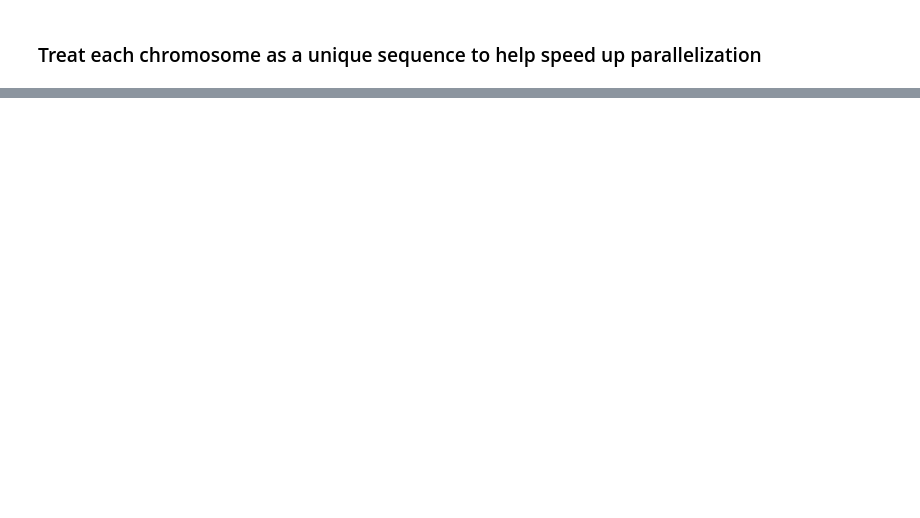
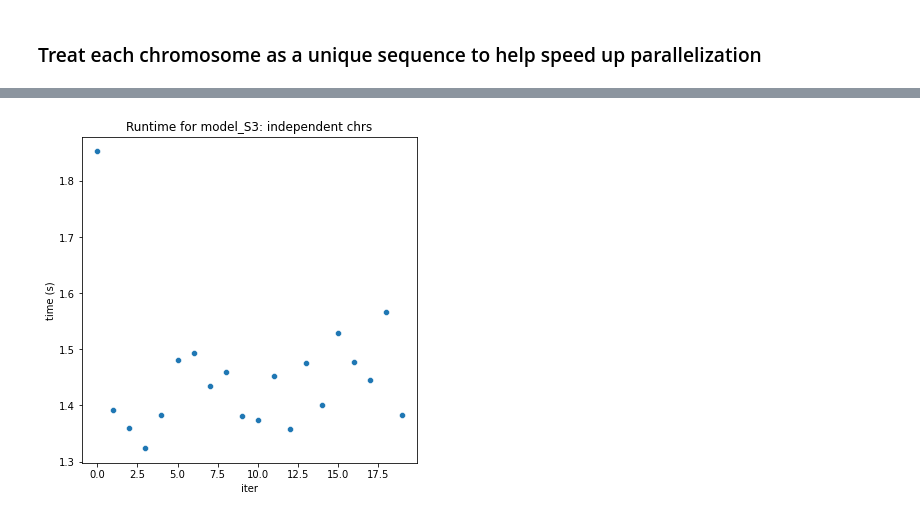
Before and after one commit to shahcompbio/scdna_replication_tools, a Jupyter notebook: notebooks/simulate_s_simple_vs_hmm_runtime.ipynb, the cells around one changed output, grey strips where cells are left out. Saved outputs shown, nothing was run; the diff lists cells and outputs as text; code cells hidden in the pictures; blank space fills up the shorter version.

Commit message:
chr-independent model runs as fast as expected

```diff
--- a/notebooks/simulate_s_simple_vs_hmm_runtime.ipynb
+++ b/notebooks/simulate_s_simple_vs_hmm_runtime.ipynb
@@ -662,0 +630,3 @@ plt.show()
+# %%
+rtdata_subset = rtdata.loc[rtdata['chr'].isin(['1', '20', '21', '22'])]
+rtdata_subset.chr.unique()
@@ -831,0 +847,5 @@ running svi
+# %%
+name = 'model_S3: independent chrs'
+plot_iter_times(iter_times, model_name=name)
+# %% [output]
+[figure, added]
```
Also changed, not shown: parts of 26 cells of this notebook.
